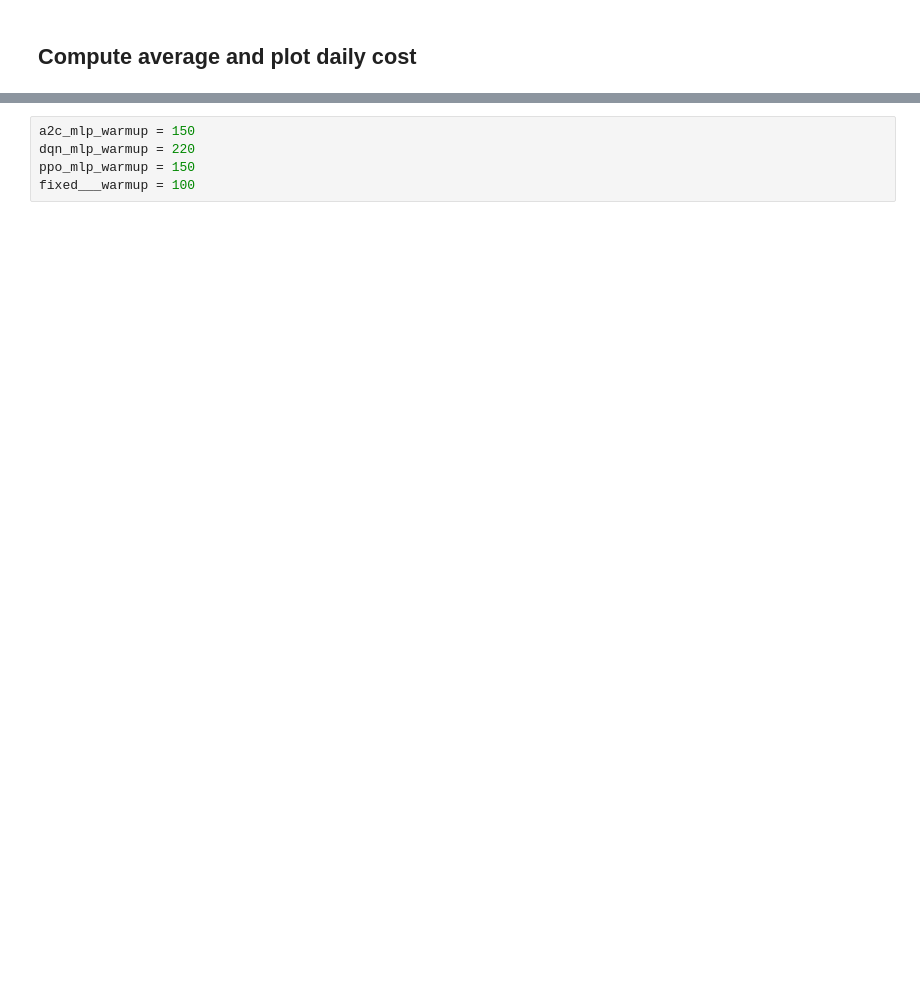
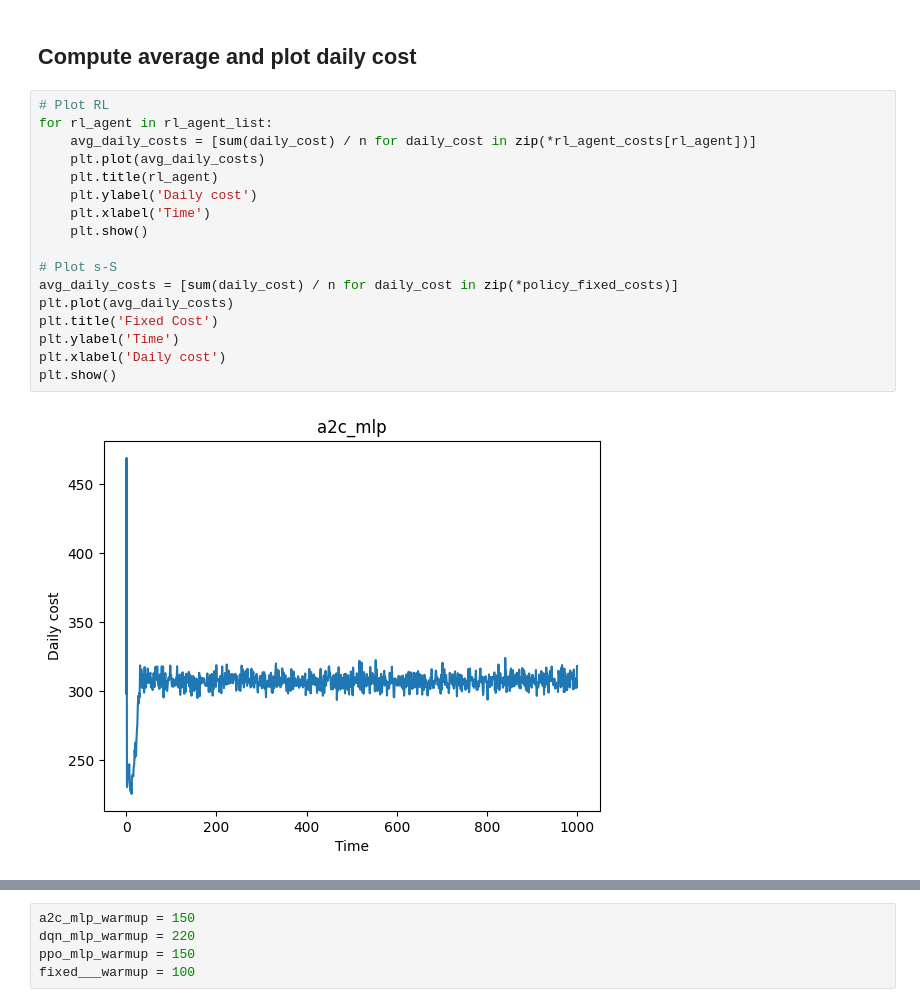
Before and after one commit to allePansera/inventory_system_l_r_model, a Jupyter notebook: welch_procedure.ipynb, the cells around one changed output, grey strips where cells are left out. Cells and saved outputs as stored; diff of their text form; blank space fills up the shorter version.

```diff
--- a/welch_procedure.ipynb
+++ b/welch_procedure.ipynb
@@ -165,2 +165,21 @@ plt.show()
 # %% [markdown]
 ## Compute average and plot daily cost
+# %%
+# Plot RL
+for rl_agent in rl_agent_list:
+    avg_daily_costs = [sum(daily_cost) / n for daily_cost in zip(*rl_agent_costs[rl_agent])]
+    plt.plot(avg_daily_costs)
+    plt.title(rl_agent)
+    plt.ylabel('Daily cost')
+    plt.xlabel('Time')
+    plt.show()
+
+# Plot s-S
+avg_daily_costs = [sum(daily_cost) / n for daily_cost in zip(*policy_fixed_costs)]
+plt.plot(avg_daily_costs)
+plt.title('Fixed Cost')
+plt.ylabel('Time')
+plt.xlabel('Daily cost')
+plt.show()
+# %% [output]
+[figure, added]
```
Also changed, not shown: parts of 4 cells of this notebook, 1 other file.
